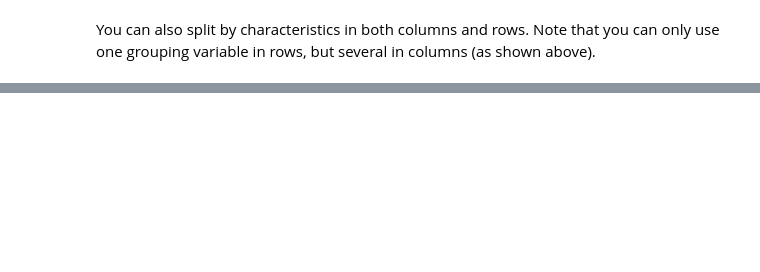
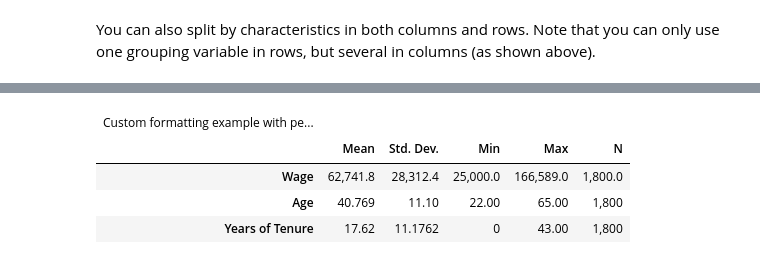
Before and after one commit to dsliwka/maketables, a Jupyter notebook: DTable.ipynb, the cells around one changed output, grey strips where cells are left out. Drawn from its saved outputs; the diff is of its cells as text; code cells hidden in the pictures; blank space fills up the shorter version.

Commit message:
Implement flexible formating system for DTable

```diff
--- a/DTable.ipynb
+++ b/DTable.ipynb
@@ -187,0 +167,24 @@ mt.DTable(
+# %%
+# Custom format specifications for variables/statistics
+format_specs = {
+    # Per-variable formats (applies to all stats for that variable unless overridden)
+    'wage': ',.1f',     # Wage always with 1 decimals
+    # Per-variable/statistic formats (most specific, takes precedence)
+    ('age', 'mean'): '.3f',   # Age mean with 3 decimals
+    ('tenure', 'std'): '.4f', # Tenure std with 4 decimals
+}
+
+mt.DTable(
+    df,
+    vars=["wage", "age", "tenure"],
+    stats=["mean", "std", "min", "max", "count"],
+    format_spec=format_specs,
+    caption="Custom formatting example with per-variable/statistic logic"
+)
+# %% [output]
+| Custom formatting example with pe... |  |  |  |  |  |
+|  | Mean | Std. Dev. | Min | Max | N |
+| Wage | 62,741.8 | 28,312.4 | 25,000.0 | 166,589.0 | 1,800.0 |
+| Age | 40.769 | 11.10 | 22.00 | 65.00 | 1,800 |
+| Years of Tenure | 17.62 | 11.1762 | 0 | 43.00 | 1,800 |
+|  |  |  |  |  |  |
```
Also changed, not shown: parts of 8 cells of this notebook, 1 other file.
